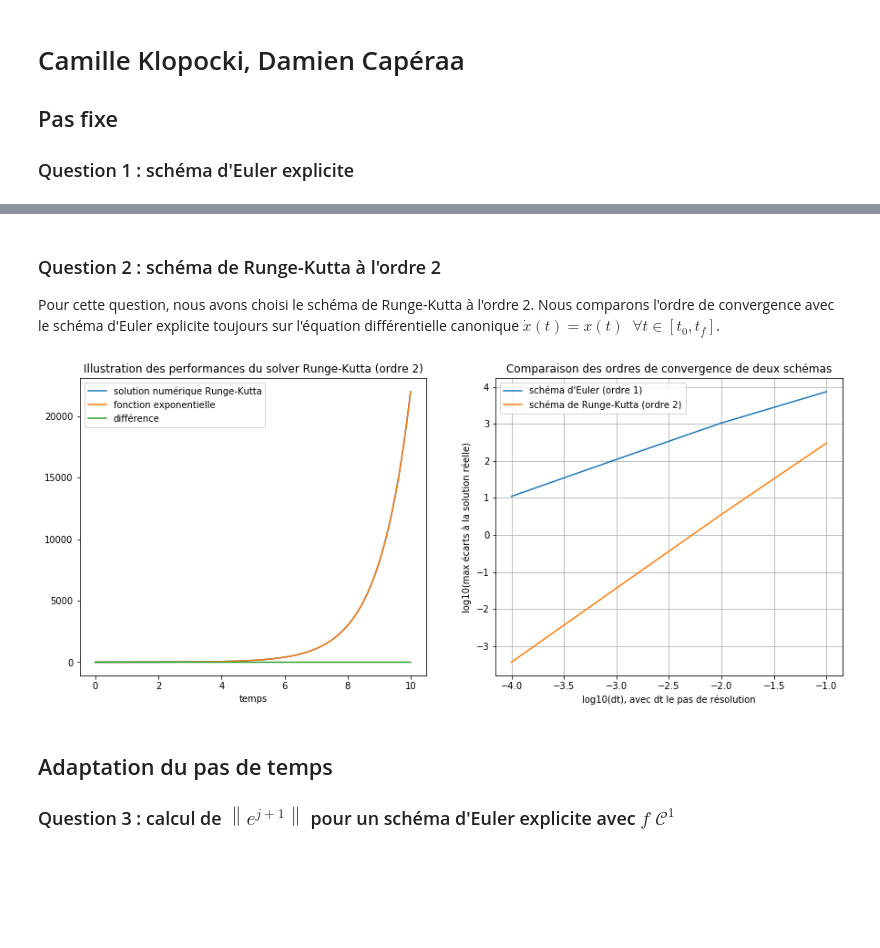
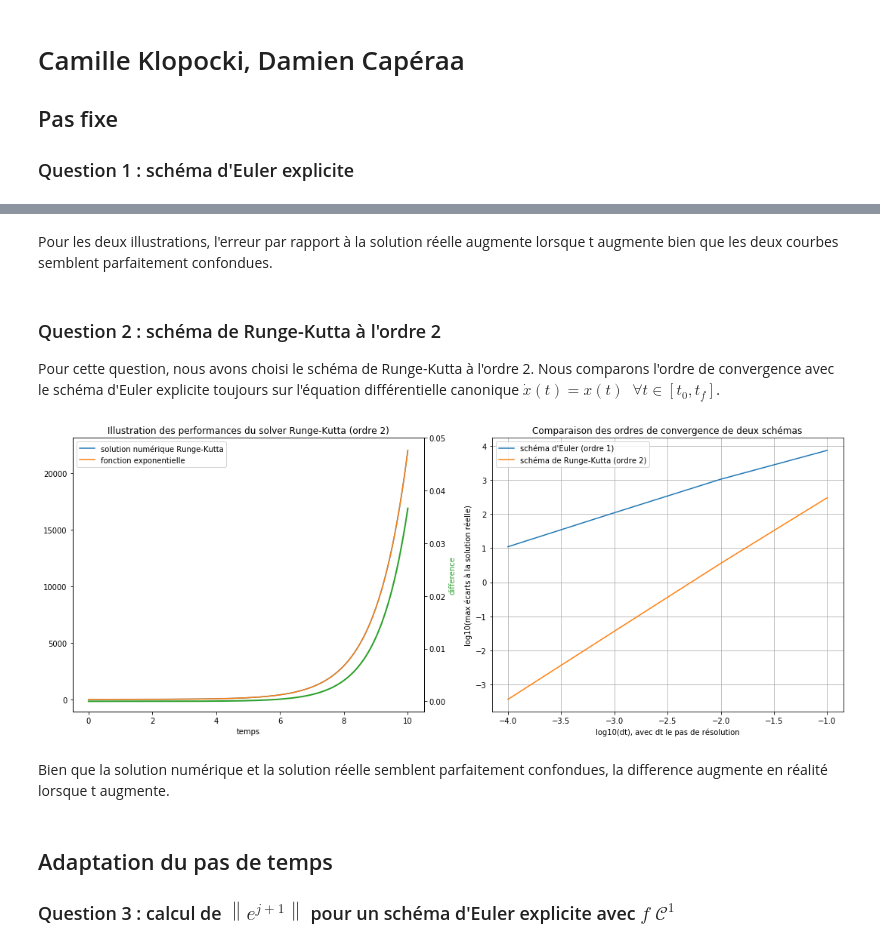
Before and after one commit to DCaperaa/Projet-numerique-II, a Jupyter notebook: Projet numerique II - Notebook.ipynb, the cells around one changed output, grey strips where cells are left out. Drawn from its saved outputs; the diff is of its cells as text; code cells hidden in the pictures; blank space fills up the shorter version.

```diff
--- a/Projet numerique II - Notebook.ipynb
+++ b/Projet numerique II - Notebook.ipynb
@@ -67,3 +97,5 @@ plt.show()
+# %% [markdown]
+Pour les deux illustrations, l'erreur par rapport à la solution réelle augmente lorsque t augmente bien que les deux courbes semblent parfaitement confondues.
 # %% [markdown]
 ### Question 2 : schéma de Runge-Kutta à l'ordre 2
 Pour cette question, nous avons choisi le schéma de Runge-Kutta à l'ordre 2. Nous comparons l'ordre de convergence avec le schéma d'Euler explicite toujours sur l'équation différentielle canonique $\dot x(t) = x(t) \;\; \forall t \in \left[t_{0}, t_{f}\right]$.
@@ -102,26 +134,35 @@ def convergence_runge_kutta(f, x0, tf, t0=0, nbiter=4):
     return log_list_dt, log_max_difference
 # %%
 time, num_solution_runge = solve_runge_kutta_ordre_2(f, 1, 0.001, 10)
+Y = np.exp(time)
 Z = [y - x for y, x in zip(Y, num_solution_runge)]
-
 fig, (ax1, ax2) = plt.subplots(1, 2, figsize = (15, 6))
 log_list_dt, log_max_difference_runge = convergence_runge_kutta(f, 1, 10)
+
 ax1.plot(time, num_solution_runge, label = 'solution numérique Runge-Kutta')
 ax1.plot(time, Y, label = 'fonction exponentielle')
-ax1.plot(time, Z, label = 'différence')
 ax1.set_xlabel("temps")
 ax1.set_title("Illustration des performances du solver Runge-Kutta (ordre 2)")
 ax1.legend()
+ax3 = ax1.twinx()
+ax3.plot(time, Z, color='tab:green', linewidth=2)
+ax3.set_ylabel('difference', color='tab:green')
+ax3.set_ylim(-0.002, 0.050)
+
 ax2.plot(log_list_dt, log_max_difference_euler, label = "schéma d'Euler (ordre 1)")
 ax2.plot(log_list_dt, log_max_difference_runge, label = 'schéma de Runge-Kutta (ordre 2)')
 ax2.set_title("Comparaison des ordres de convergence de deux schémas")
 ax2.set(xlabel = 'log10(dt), avec dt le pas de résolution', ylabel = \
     'log10(max écarts à la solution réelle)')
 ax2.legend()
-plt.grid(True)
+ax2.grid(True)
+
+fig.tight_layout()
 plt.show()
 # %% [output]
-[figure, old version]
+[figure, new version]
+# %% [markdown]
+Bien que la solution numérique et la solution réelle semblent parfaitement confondues, la difference augmente en réalité lorsque t augmente.
 # %% [markdown]
 ## Adaptation du pas de temps
 ### Question 3 : calcul de $\left\| e^{j+1} \right\|$ pour un schéma d'Euler explicite avec $f \;\mathcal{C}^{1}$
```
Also changed, not shown: parts of 9 cells of this notebook.
